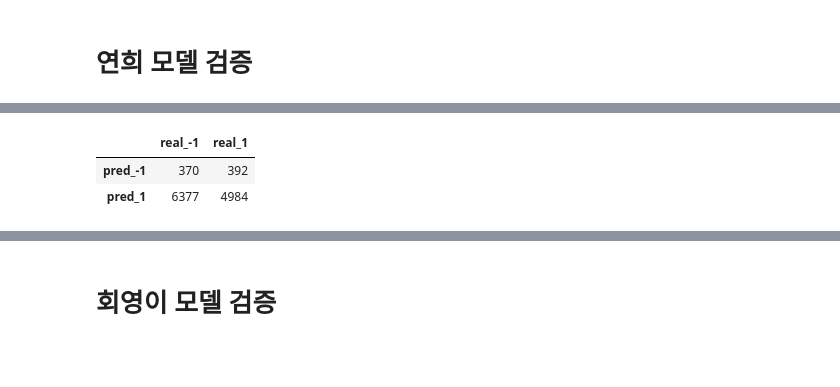
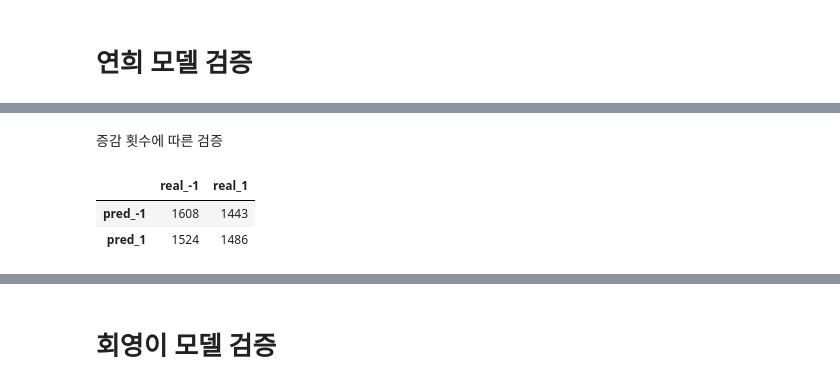
Before and after one commit to hyunku/Brain-Machine_Interface_System, a Jupyter notebook: 5sec_model_evaluation.ipynb, the cells around one changed output, grey strips where cells are left out. Cells and saved outputs as stored; diff of their text form; code cells hidden in the pictures; blank space fills up the shorter version.

```diff
--- a/5sec_model_evaluation.ipynb
+++ b/5sec_model_evaluation.ipynb
@@ -68,7 +68,7 @@ h_freqs = 60
 # 연희 모델 검증
 # %%
 eeg = pd.read_csv("/content/drive/Shareddrives/MindPong/code/rawdata/eeg+train/try_psd/preprocessed_16days_update.csv")
-eeg = eeg.iloc[:,1:]
+eeg = eeg.iloc[:-5,1:]
 eeg
 # %% [output]
 |  | timestamp | F7 | F3 | Fp1 | Fp2 | F4 | F8 | F7-Delta | F3-Delta | Fp1-Delta | ... |
@@ -112,0 +143,19 @@ y_pred = model_qda.predict(X_test)
+# %%
+# 2. 5초동안 낙폭 count 비교
+count_target = []
+count_target_imsi = []
+for i in range(0,len(result_df),10):
+  count_target_imsi.clear()
+  for j in range(i,i+9):
+    if result_df['pred'][j] < result_df['pred'][j+1]:
+      count_target_imsi.append(1)
+    else:
+      count_target_imsi.append(-1)
+  up_sig_5sec = count_target_imsi.count(1)
+  down_sig_5sec = count_target_imsi.count(-1)
+  if up_sig_5sec > down_sig_5sec:
+    count_target.append(1)
+  else:
+    count_target.append(-1)
+
+len(count_target)
@@ -112,0 +164,16 @@ y_pred = model_qda.predict(X_test)
+# %%
+# 원래 target값도 5초에 맞게 변환 -> count기준
+target_5sec = []
+sig_li = []
+for i in range(0,len(result_df),10):
+  sig_li.clear()
+  for j in range(i,i+9):
+    sig_li.append(result_df['real'][j])
+  up_sig_5 = sig_li.count(1)
+  down_sig_5 = sig_li.count(-1)
+  if up_sig_5 > down_sig_5:
+    target_5sec.append(1)
+  else:
+    target_5sec.append(-1)
+
+len(target_5sec)
@@ -112,0 +182,5 @@ y_pred = model_qda.predict(X_test)
+# %%
+pred_df = pd.DataFrame({'real':target_5sec,
+                  'cnt_pred':count_target,
+                  'amplitude_pred':amplitude_target})
+pred_df
@@ -113,14 +201,17 @@ y_pred = model_qda.predict(X_test)
+# %% [markdown]
+증감 횟수에 따른 검증
 # %%
+# validate with using updown signal count prediction
 from sklearn.metrics import confusion_matrix
-cm = confusion_matrix(y_test, y_pred)
+cm = confusion_matrix(pred_df['real'], pred_df['cnt_pred'])
 cm_df = pd.DataFrame(cm)
 cm_df.columns = ['pred_-1', 'pred_1']
 cm_df.index = ['real_-1','real_1']
 cm_df.T
 # %% [output]
 |  | real_-1 | real_1 |
-| pred_-1 | 370 | 392 |
-| pred_1 | 6377 | 4984 |
+| pred_-1 | 1608 | 1443 |
+| pred_1 | 1524 | 1486 |
 # %%
 TP = cm_df.T.iloc[0,0]
 FP = cm_df.T.iloc[0,1]
```
Also changed, not shown: parts of 25 cells of this notebook.
